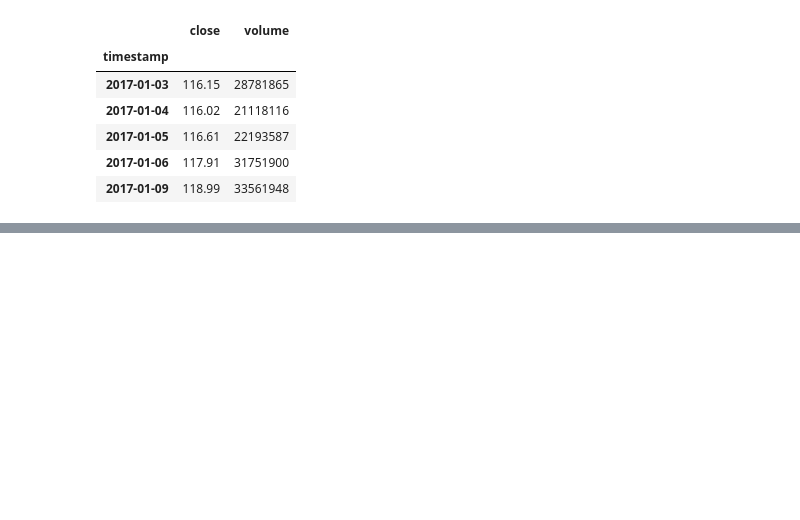
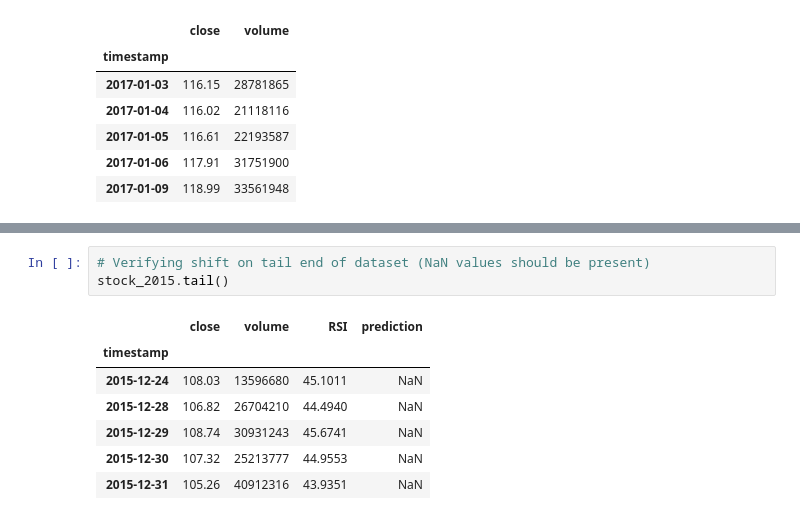
Before and after one commit to timothyyu/pr1-apple-stock-analysis, a Jupyter notebook: main_restructure.ipynb, the cells around one changed output, grey strips where cells are left out. Drawn from its saved outputs; the diff is of its cells as text; blank space fills up the shorter version.

```diff
--- a/main_restructure.ipynb
+++ b/main_restructure.ipynb
@@ -119,0 +130,11 @@ stock_2015.join(rsi_2015, how= 'inner')
+# %%
+# Verifying shift on tail end of dataset (NaN values should be present)
+stock_2015.tail()
+# %% [output]
+|  | close | volume | RSI | prediction |
+| timestamp |  |  |  |  |
+| 2015-12-24 | 108.03 | 13596680 | 45.1011 | NaN |
+| 2015-12-28 | 106.82 | 26704210 | 44.4940 | NaN |
+| 2015-12-29 | 108.74 | 30931243 | 45.6741 | NaN |
+| 2015-12-30 | 107.32 | 25213777 | 44.9553 | NaN |
+| 2015-12-31 | 105.26 | 40912316 | 43.9351 | NaN |
```
Also changed, not shown: parts of 22 cells of this notebook.
